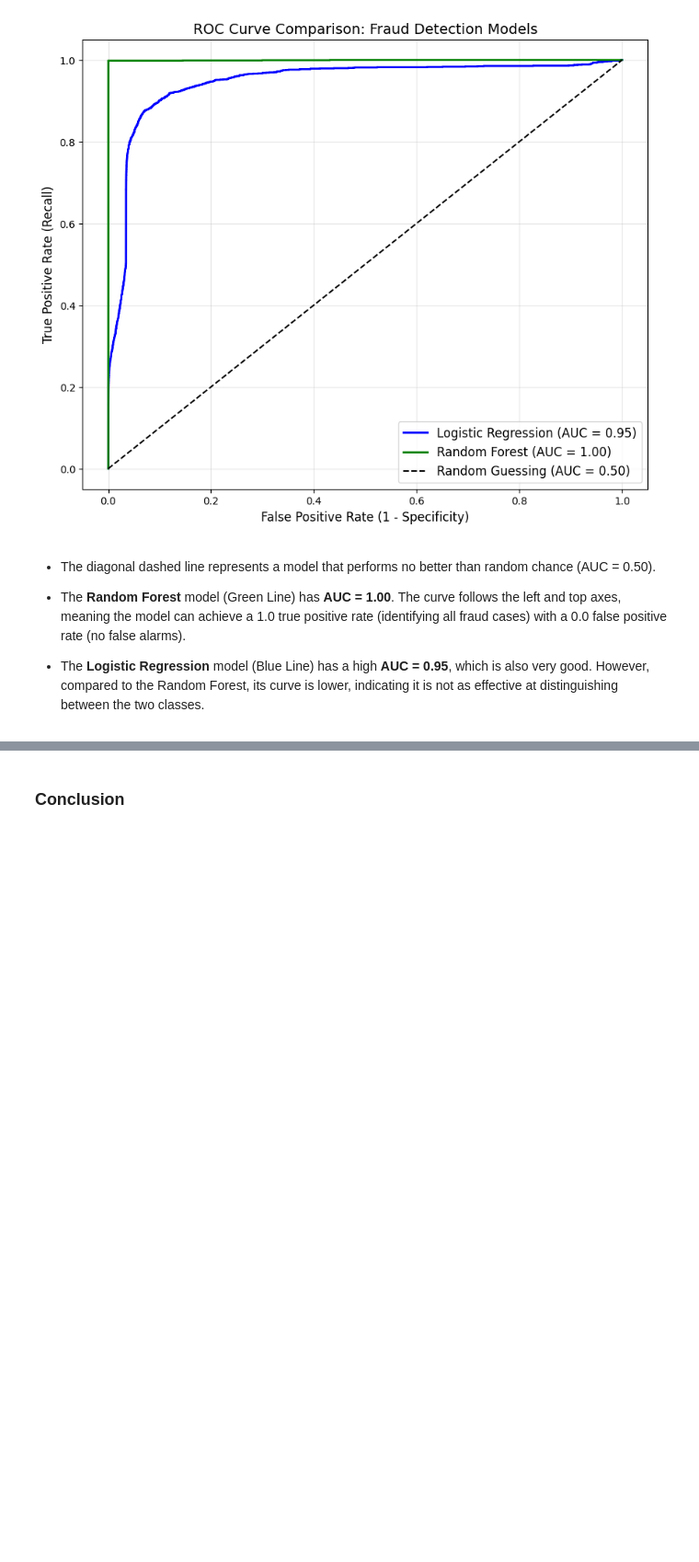
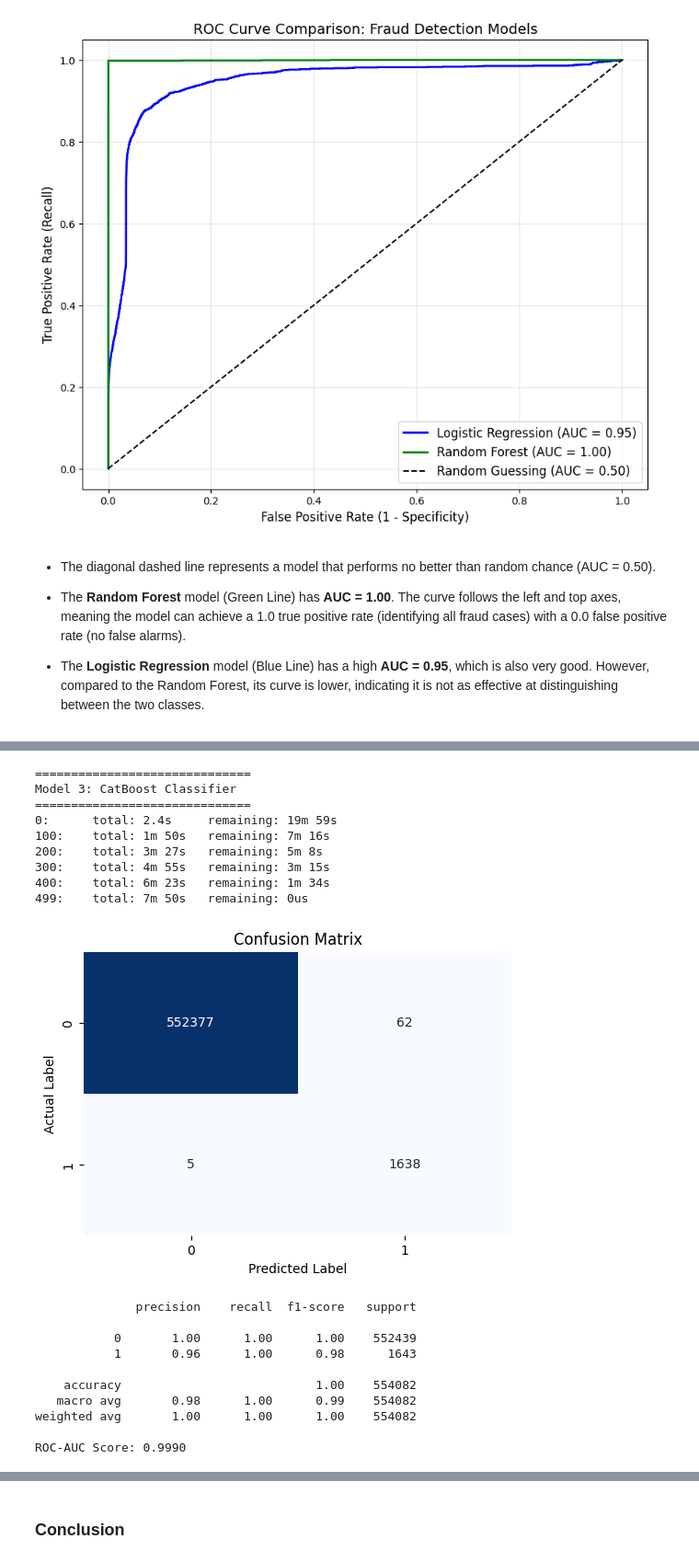
Before and after one commit to yudianke/online-payment-fraud-detection, a Jupyter notebook: fraud_detection.ipynb, the cells around one changed output, grey strips where cells are left out. Shown at 92% size. Drawn from its saved outputs; the diff is of its cells as text; code cells hidden in the pictures; blank space fills up the shorter version.

```diff
--- a/fraud_detection.ipynb
+++ b/fraud_detection.ipynb
@@ -69,7 +91,8 @@ drive.mount('/content/drive')
 Mounted at /content/drive
 # %%
 # Upload file to google drive and use project directory accordingly
-df = pd.read_csv("/content/drive/MyDrive/Colab Notebooks/payments.csv")
+#df = pd.read_csv("/content/drive/MyDrive/Colab Notebooks/payments.csv")
+df = pd.read_csv("PS_20174392719_1491204439457_log.csv")
 # %%
 df.head()
 # %% [output]
@@ -295,14 +317,9 @@ df_filtered = df_filtered.drop(['nameOrig', 'nameDest', 'isFlaggedFraud'], axis=
 **Label Encoding**
 # %% [markdown]
 We can label encode column `type` (now containing only `TRANSFER` and `CASH_OUT`).
-# %%
-
-# Label Encode 'type' (TRANSFER=0, CASH_OUT=1 or vice versa)
-le = LabelEncoder()
-df_filtered['type'] = le.fit_transform(df_filtered['type'])
-
-# We can use this for label encoding too
-#df = pd.get_dummies(df, columns=['type'], drop_first=True)
+# %%
+# One-hot encode transaction type (no artificial ordering)
+df_filtered = pd.get_dummies(df_filtered, columns=['type'], drop_first=True)
 # %% [markdown]
 **Define Target Variables**
 # %%
@@ -522,0 +548,42 @@ Model Comparison: ROC Curves
+# %%
+# --- Model 3: CatBoost Classifier ---
+print("\n" + "="*30)
+print("Model 3: CatBoost Classifier")
+print("="*30)
+
+cat = CatBoostClassifier(
+    iterations=500,
+    learning_rate=0.1,
+    depth=8,
+    loss_function='Logloss',
+    eval_metric='AUC',
+    random_seed=42,
+    verbose=100            # Print progress every 100 iterations
+)
+
+# Fit model
+cat.fit(X_train_resampled, y_train_resampled)
+
+# Evaluate on scaled test data
+model_performance_classification(cat, X_test_scaled, y_test)
+# %% [output]
+==============================
+Model 3: CatBoost Classifier
+==============================
+0:      total: 2.4s     remaining: 19m 59s
+100:    total: 1m 50s   remaining: 7m 16s
+200:    total: 3m 27s   remaining: 5m 8s
+300:    total: 4m 55s   remaining: 3m 15s
+400:    total: 6m 23s   remaining: 1m 34s
+499:    total: 7m 50s   remaining: 0us
+[figure, added]
+              precision    recall  f1-score   support
+
+           0       1.00      1.00      1.00    552439
+           1       0.96      1.00      0.98      1643
+
+    accuracy                           1.00    554082
+   macro avg       0.98      1.00      0.99    554082
+weighted avg       1.00      1.00      1.00    554082
+
+ROC-AUC Score: 0.9990
```
Also changed, not shown: parts of 10 cells of this notebook.
